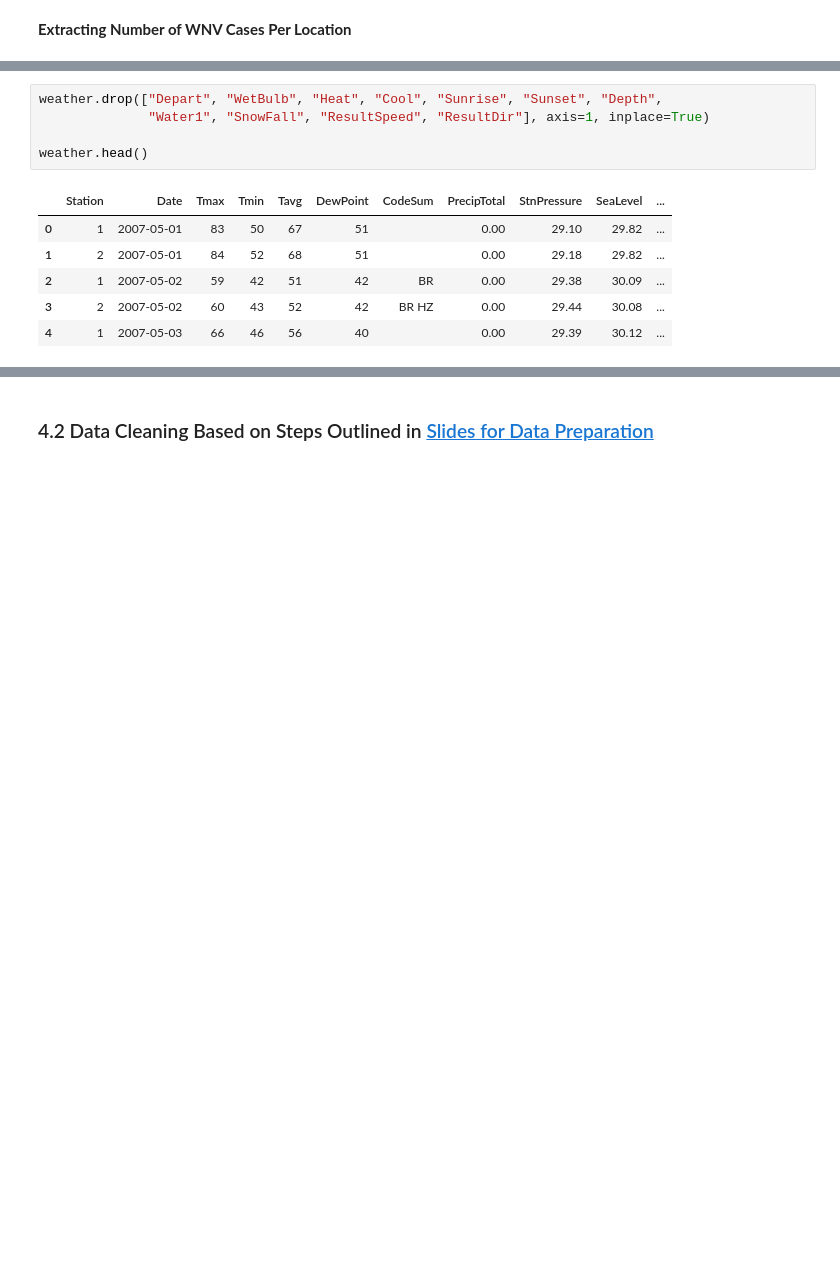
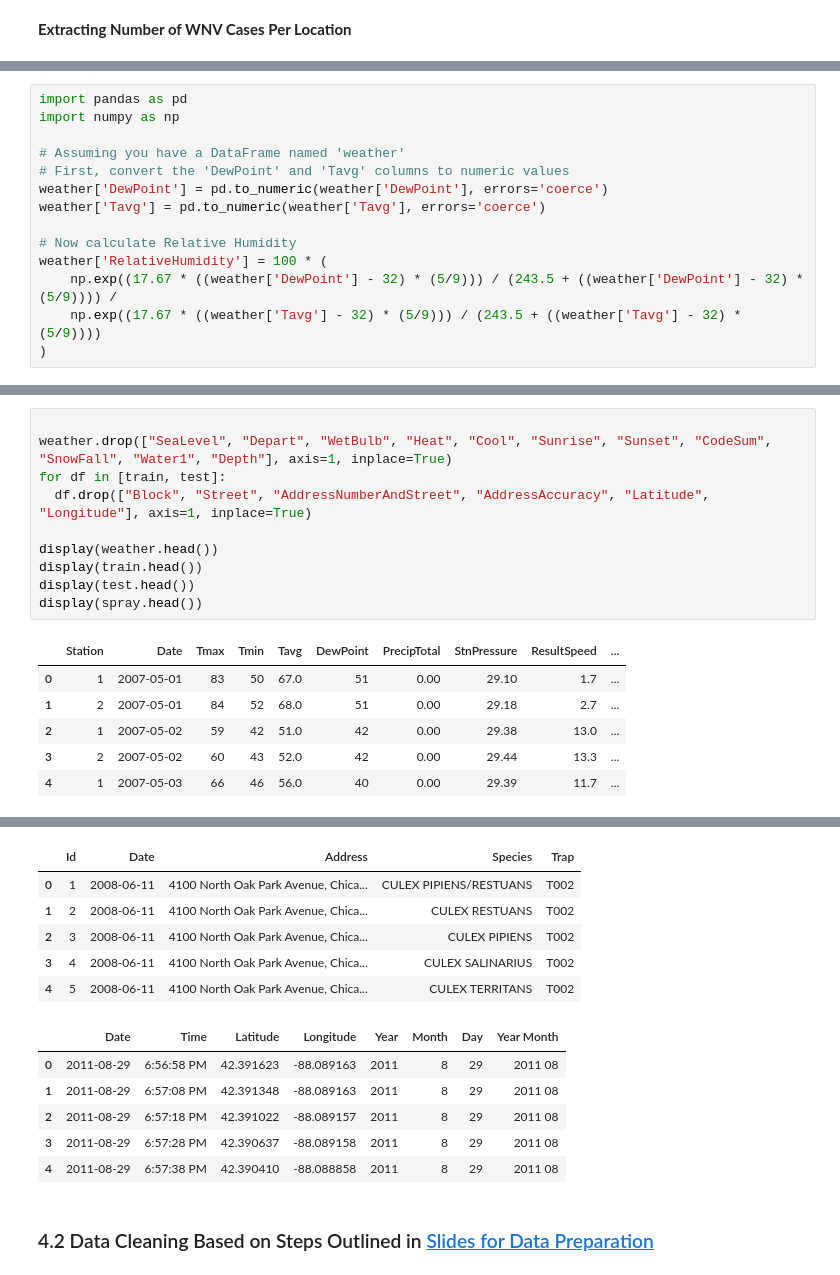
Before and after one commit to NilsLeo/WNV-prediction-model, a Jupyter notebook: notebooks/4_Data_Preparation.ipynb, the cells around one changed output, grey strips where cells are left out. Saved outputs shown, nothing was run; the diff lists cells and outputs as text; blank space fills up the shorter version.

```diff
--- a/notebooks/4_Data_Preparation.ipynb
+++ b/notebooks/4_Data_Preparation.ipynb
@@ -138,0 +129,14 @@ max          66.0
+# %%
+import pandas as pd
+import numpy as np
+
+# Assuming you have a DataFrame named 'weather'
+# First, convert the 'DewPoint' and 'Tavg' columns to numeric values
+weather['DewPoint'] = pd.to_numeric(weather['DewPoint'], errors='coerce')
+weather['Tavg'] = pd.to_numeric(weather['Tavg'], errors='coerce')
+
+# Now calculate Relative Humidity
+weather['RelativeHumidity'] = 100 * (
+    np.exp((17.67 * ((weather['DewPoint'] - 32) * (5/9))) / (243.5 + ((weather['DewPoint'] - 32) * (5/9)))) /
+    np.exp((17.67 * ((weather['Tavg'] - 32) * (5/9))) / (243.5 + ((weather['Tavg'] - 32) * (5/9))))
+)
@@ -201,12 +259,17 @@ In order to reduce the complexity and choose the most important features, we use
-# %%
-weather.drop(["Depart", "WetBulb", "Heat", "Cool", "Sunrise", "Sunset", "Depth",
-              "Water1", "SnowFall", "ResultSpeed", "ResultDir"], axis=1, inplace=True)
-
-weather.head()
-# %% [output]
-|  | Station | Date | Tmax | Tmin | Tavg | DewPoint | CodeSum | PrecipTotal | StnPressure | SeaLevel | ... |
-| 0 | 1 | 2007-05-01 | 83 | 50 | 67 | 51 |  | 0.00 | 29.10 | 29.82 | ... |
-| 1 | 2 | 2007-05-01 | 84 | 52 | 68 | 51 |  | 0.00 | 29.18 | 29.82 | ... |
-| 2 | 1 | 2007-05-02 | 59 | 42 | 51 | 42 | BR | 0.00 | 29.38 | 30.09 | ... |
-| 3 | 2 | 2007-05-02 | 60 | 43 | 52 | 42 | BR HZ | 0.00 | 29.44 | 30.08 | ... |
-| 4 | 1 | 2007-05-03 | 66 | 46 | 56 | 40 |  | 0.00 | 29.39 | 30.12 | ... |
+# %%
+
+weather.drop(["SeaLevel", "Depart", "WetBulb", "Heat", "Cool", "Sunrise", "Sunset", "CodeSum", "SnowFall", "Water1", "Depth"], axis=1, inplace=True)
+for df in [train, test]:
+  df.drop(["Block", "Street", "AddressNumberAndStreet", "AddressAccuracy", "Latitude", "Longitude"], axis=1, inplace=True)
+
+display(weather.head())
+display(train.head())
+display(test.head())
+display(spray.head())
+# %% [output]
+|  | Station | Date | Tmax | Tmin | Tavg | DewPoint | PrecipTotal | StnPressure | ResultSpeed | ... |
+| 0 | 1 | 2007-05-01 | 83 | 50 | 67.0 | 51 | 0.00 | 29.10 | 1.7 | ... |
+| 1 | 2 | 2007-05-01 | 84 | 52 | 68.0 | 51 | 0.00 | 29.18 | 2.7 | ... |
+| 2 | 1 | 2007-05-02 | 59 | 42 | 51.0 | 42 | 0.00 | 29.38 | 13.0 | ... |
+| 3 | 2 | 2007-05-02 | 60 | 43 | 52.0 | 42 | 0.00 | 29.44 | 13.3 | ... |
+| 4 | 1 | 2007-05-03 | 66 | 46 | 56.0 | 40 | 0.00 | 29.39 | 11.7 | ... |
@@ -213,3 +282,15 @@ weather.head()
+|  | Id | Date | Address | Species | Trap |
+| 0 | 1 | 2008-06-11 | 4100 North Oak Park Avenue, Chica... | CULEX PIPIENS/RESTUANS | T002 |
+| 1 | 2 | 2008-06-11 | 4100 North Oak Park Avenue, Chica... | CULEX RESTUANS | T002 |
+| 2 | 3 | 2008-06-11 | 4100 North Oak Park Avenue, Chica... | CULEX PIPIENS | T002 |
+| 3 | 4 | 2008-06-11 | 4100 North Oak Park Avenue, Chica... | CULEX SALINARIUS | T002 |
+| 4 | 5 | 2008-06-11 | 4100 North Oak Park Avenue, Chica... | CULEX TERRITANS | T002 |
+|  | Date | Time | Latitude | Longitude | Year | Month | Day | Year Month |
+| 0 | 2011-08-29 | 6:56:58 PM | 42.391623 | -88.089163 | 2011 | 8 | 29 | 2011 08 |
+| 1 | 2011-08-29 | 6:57:08 PM | 42.391348 | -88.089163 | 2011 | 8 | 29 | 2011 08 |
+| 2 | 2011-08-29 | 6:57:18 PM | 42.391022 | -88.089157 | 2011 | 8 | 29 | 2011 08 |
+| 3 | 2011-08-29 | 6:57:28 PM | 42.390637 | -88.089158 | 2011 | 8 | 29 | 2011 08 |
+| 4 | 2011-08-29 | 6:57:38 PM | 42.390410 | -88.088858 | 2011 | 8 | 29 | 2011 08 |
 # %% [markdown]
 ### 4.2 Data Cleaning Based on Steps Outlined in [Slides for Data Preparation](/Vorlesungen/2024_08_Data%20Preparation.pdf)
 # %% [markdown]
```
Also changed, not shown: parts of 28 cells of this notebook, 8 other files.
